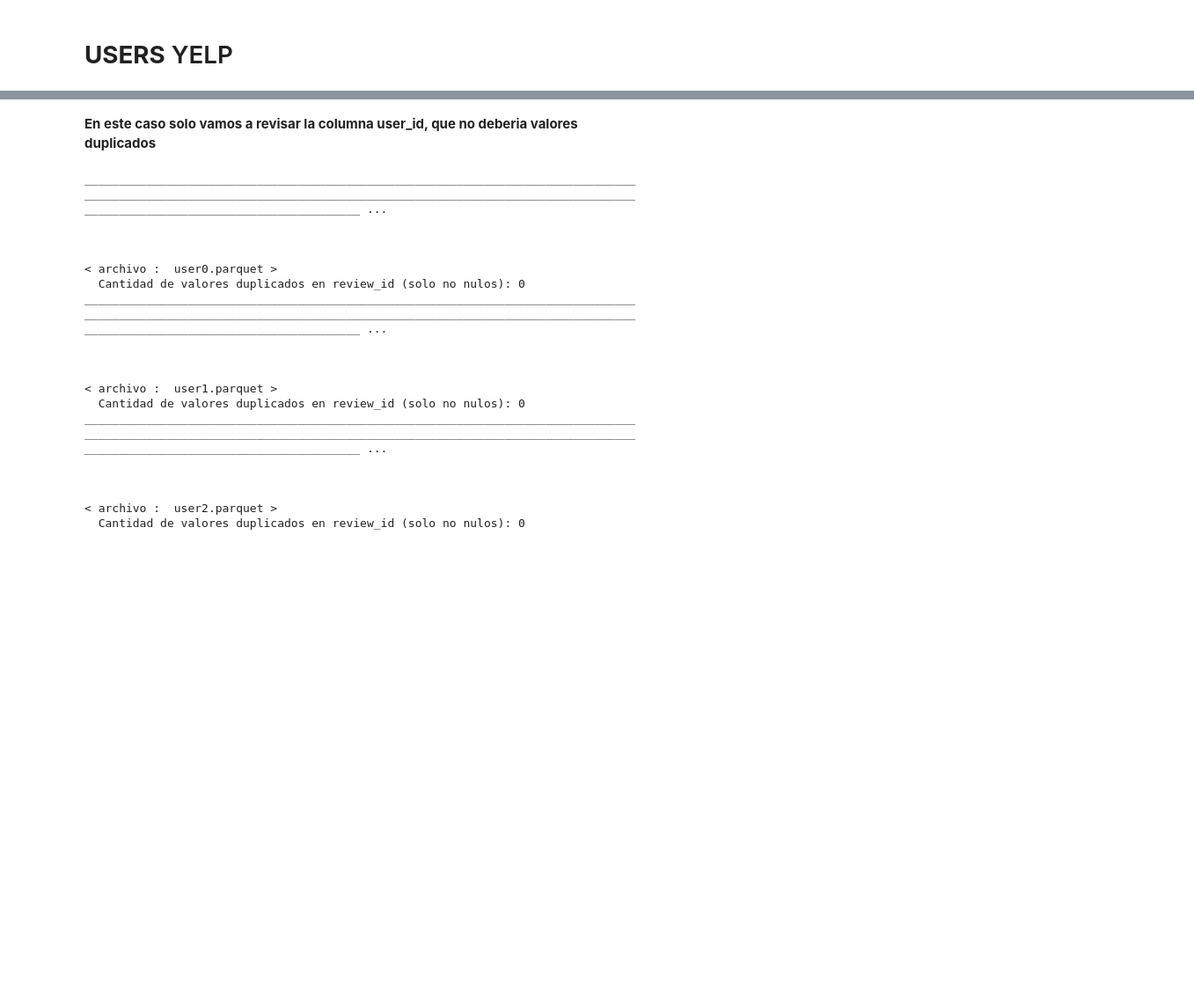
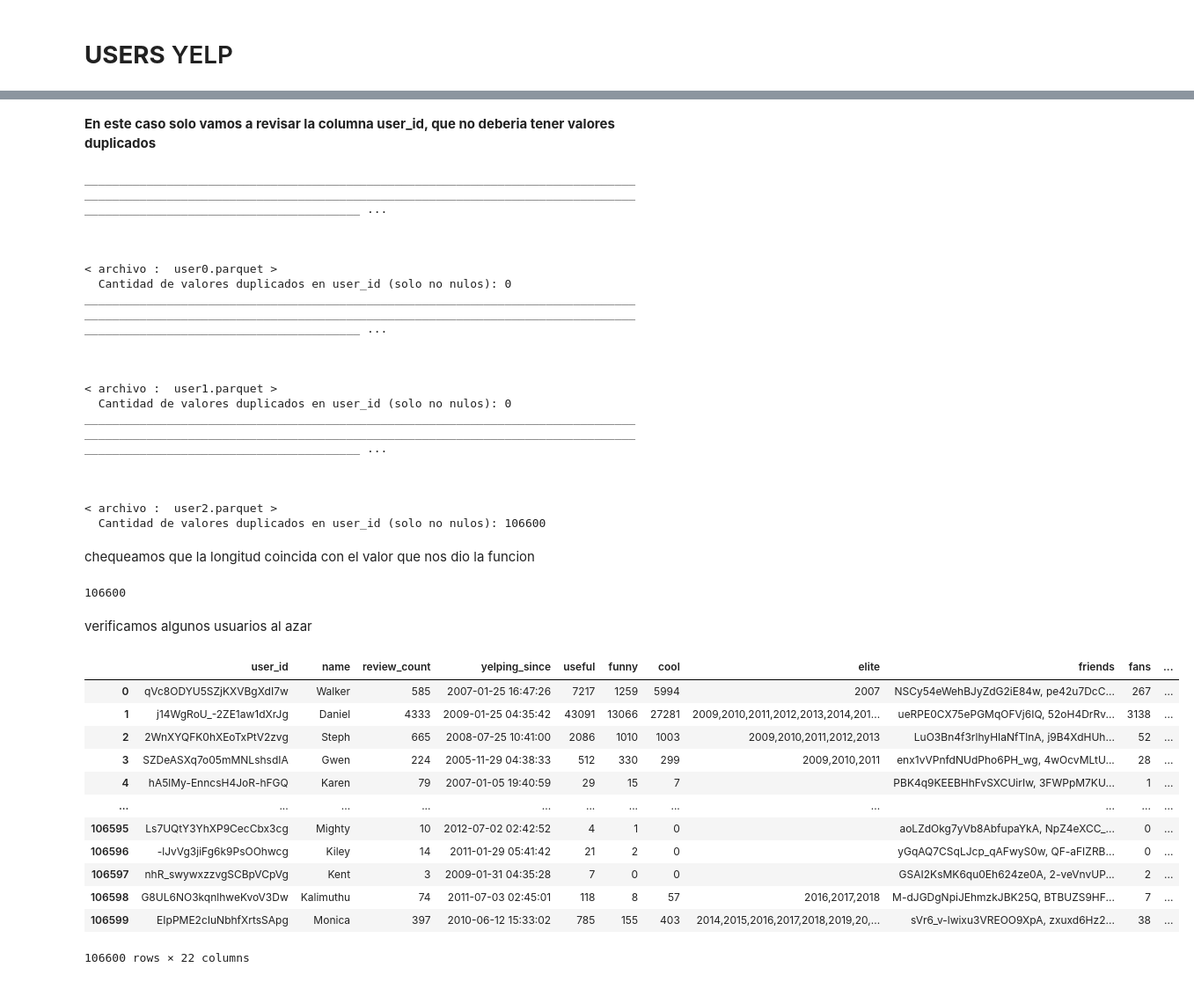
Before and after one commit to moralespbl/ProyectoFinal, a Jupyter notebook: EDA.ipynb, the cells around one changed output, grey strips where cells are left out. Shown at 88% size. Drawn from its saved outputs; the diff is of its cells as text; code cells hidden in the pictures; blank space fills up the shorter version.

Commit message:
correccion de chequeo de archivos users

```diff
--- a/EDA.ipynb
+++ b/EDA.ipynb
@@ -681,24 +681,22 @@ duplicado
 # %% [markdown]
 #  **USERS** YELP
 # %%
-def duplicados_yelp_users(df):
+def duplicados_yelp(df,x:int):
   """
   esta aplicacion va a recorrer las columnas seleccionadas para verificar si hay datos duplicados
   """
   for columna in df.columns:
-    # Verificar si la columna es de tipo objeto (cadena)
-    if df[columna].dtype == 'object':
-      #la idea es contar si hay review_id o textos duplicados en el df(cosa que no deberia haber)
-      if columna in df.columns[0]: # solo vamos a observar la columna 1 de user_id, el resto son caracteristicas que podrian coincidir en varias ocasiones
-        # Filtrar los valores no nulos antes de contar duplicados
-        cantidad_duplicados = df[columna].dropna().duplicated(keep=False).sum()
-        print(f"  Cantidad de valores duplicados en {columna} (solo no nulos): {cantidad_duplicados}")
-        return cantidad_duplicados
+    #la idea es contar si hay review_id o textos duplicados en el df(cosa que no deberia haber)
+    if columna in df.columns[x]: # solo vamos a observar la columna x del DF
+      # Filtrar los valores no nulos antes de contar duplicados
+      cantidad_duplicados = df[columna].dropna().duplicated(keep=False).sum()
+      print(f"  Cantidad de valores duplicados en {columna} (solo no nulos): {cantidad_duplicados}")
+      return cantidad_duplicados
 # %%
 archivos = 0
 
 while archivos < 3:#dado que son 3 archivos lo seteamos para que recorra los 3 archivos de userX.parquet
-    ruta = f'/content/drive/MyDrive/Proyecto_final/data/review{archivos}.parquet'
+    ruta = f'/content/drive/MyDrive/Proyecto_final/data/user{archivos}.parquet'
     print("________"*60)
     print("\n"*2)
     print(f"< archivo :  user{archivos}.parquet >")
@@ -725,16 +723,18 @@ Columna: review_id
 ------------------------------
 # %% [markdown]
-**En este caso solo vamos a revisar la columna user_id, que no deberia valores duplicados**
+**En este caso solo vamos a revisar la columna user_id, que no deberia tener valores duplicados**
 # %%
 archivos = 0
 
 while archivos < 3:#dado que son 3 archivos lo seteamos para que recorra los 3 archivos de userX.parquet
-    ruta = f'/content/drive/MyDrive/Proyecto_final/data/review{archivos}.parquet'
-    print("________"*60)
+    ruta = f'/content/drive/MyDrive/Proyecto_final/data/user{archivos}.parquet'
+    print("________"*30)
     print("\n"*2)
     print(f"< archivo :  user{archivos}.parquet >")
     df = pd.read_parquet(ruta)
-    duplicados_yelp_users(df)
+    df.reset_index(drop=True, inplace=True) #para reordenar el dataframe que aparecia como si hubiese sido utilizado por alguna funcion como concat, group by, u otra
+    #print(df.head(2))
+    duplicados_yelp(df,0) #ingresamos el df a analizar y la columna que vamos a chequear que no este duplicada
     archivos += 1
 # %% [output]
 ________________________________________________________________________________________________________________________________________________________________________________________________________ ...
@@ -742,16 +742,45 @@ ________________________________________________________________________________
 
 
 < archivo :  user0.parquet >
-  Cantidad de valores duplicados en review_id (solo no nulos): 0
+  Cantidad de valores duplicados en user_id (solo no nulos): 0
 ________________________________________________________________________________________________________________________________________________________________________________________________________ ...
 
 
 
 < archivo :  user1.parquet >
-  Cantidad de valores duplicados en review_id (solo no nulos): 0
+  Cantidad de valores duplicados en user_id (solo no nulos): 0
 ________________________________________________________________________________________________________________________________________________________________________________________________________ ...
 
 
 
 < archivo :  user2.parquet >
-  Cantidad de valores duplicados en review_id (solo no nulos): 0
+  Cantidad de valores duplicados en user_id (solo no nulos): 106600
+# %% [markdown]
+chequeamos que la longitud coincida con el valor que nos dio la funcion
+# %%
+lista_indices_duplicados = []
+lista_indices = df[df['user_id'].duplicated(keep=False)].index.tolist()
+lista_indices_duplicados.append(lista_indices)
+len(lista_indices_duplicados[0])
+# %% [output]
+106600
+# %% [markdown]
+verificamos algunos usuarios al azar
+# %%
+df_duplicados = df[df.index.isin(lista_indices_duplicados[0])]
+df_duplicados.reset_index(drop=True, inplace=True)
+df_duplicados
+# %% [output]
+|  | user_id | name | review_count | yelping_since | useful | funny | cool | elite | friends | fans | ... |
+| 0 | qVc8ODYU5SZjKXVBgXdI7w | Walker | 585 | 2007-01-25 16:47:26 | 7217 | 1259 | 5994 | 2007 | NSCy54eWehBJyZdG2iE84w, pe42u7DcC... | 267 | ... |
+| 1 | j14WgRoU_-2ZE1aw1dXrJg | Daniel | 4333 | 2009-01-25 04:35:42 | 43091 | 13066 | 27281 | 2009,2010,2011,2012,2013,2014,201... | ueRPE0CX75ePGMqOFVj6IQ, 52oH4DrRv... | 3138 | ... |
+| 2 | 2WnXYQFK0hXEoTxPtV2zvg | Steph | 665 | 2008-07-25 10:41:00 | 2086 | 1010 | 1003 | 2009,2010,2011,2012,2013 | LuO3Bn4f3rlhyHIaNfTlnA, j9B4XdHUh... | 52 | ... |
+| 3 | SZDeASXq7o05mMNLshsdIA | Gwen | 224 | 2005-11-29 04:38:33 | 512 | 330 | 299 | 2009,2010,2011 | enx1vVPnfdNUdPho6PH_wg, 4wOcvMLtU... | 28 | ... |
+| 4 | hA5lMy-EnncsH4JoR-hFGQ | Karen | 79 | 2007-01-05 19:40:59 | 29 | 15 | 7 |  | PBK4q9KEEBHhFvSXCUirIw, 3FWPpM7KU... | 1 | ... |
+| ... | ... | ... | ... | ... | ... | ... | ... | ... | ... | ... | ... |
+| 106595 | Ls7UQtY3YhXP9CecCbx3cg | Mighty | 10 | 2012-07-02 02:42:52 | 4 | 1 | 0 |  | aoLZdOkg7yVb8AbfupaYkA, NpZ4eXCC_... | 0 | ... |
+| 106596 | -lJvVg3jiFg6k9PsOOhwcg | Kiley | 14 | 2011-01-29 05:41:42 | 21 | 2 | 0 |  | yGqAQ7CSqLJcp_qAFwyS0w, QF-aFIZRB... | 0 | ... |
+| 106597 | nhR_swywxzzvgSCBpVCpVg | Kent | 3 | 2009-01-31 04:35:28 | 7 | 0 | 0 |  | GSAI2KsMK6qu0Eh624ze0A, 2-veVnvUP... | 2 | ... |
+| 106598 | G8UL6NO3kqnlhweKvoV3Dw | Kalimuthu | 74 | 2011-07-03 02:45:01 | 118 | 8 | 57 | 2016,2017,2018 | M-dJGDgNpiJEhmzkJBK25Q, BTBUZS9HF... | 7 | ... |
+| 106599 | EIpPME2cIuNbhfXrtsSApg | Monica | 397 | 2010-06-12 15:33:02 | 785 | 155 | 403 | 2014,2015,2016,2017,2018,2019,20,... | sVr6_v-lwixu3VREOO9XpA, zxuxd6Hz2... | 38 | ... |
+106600 rows × 22 columns
```
Also changed, not shown: parts of 24 cells of this notebook.
